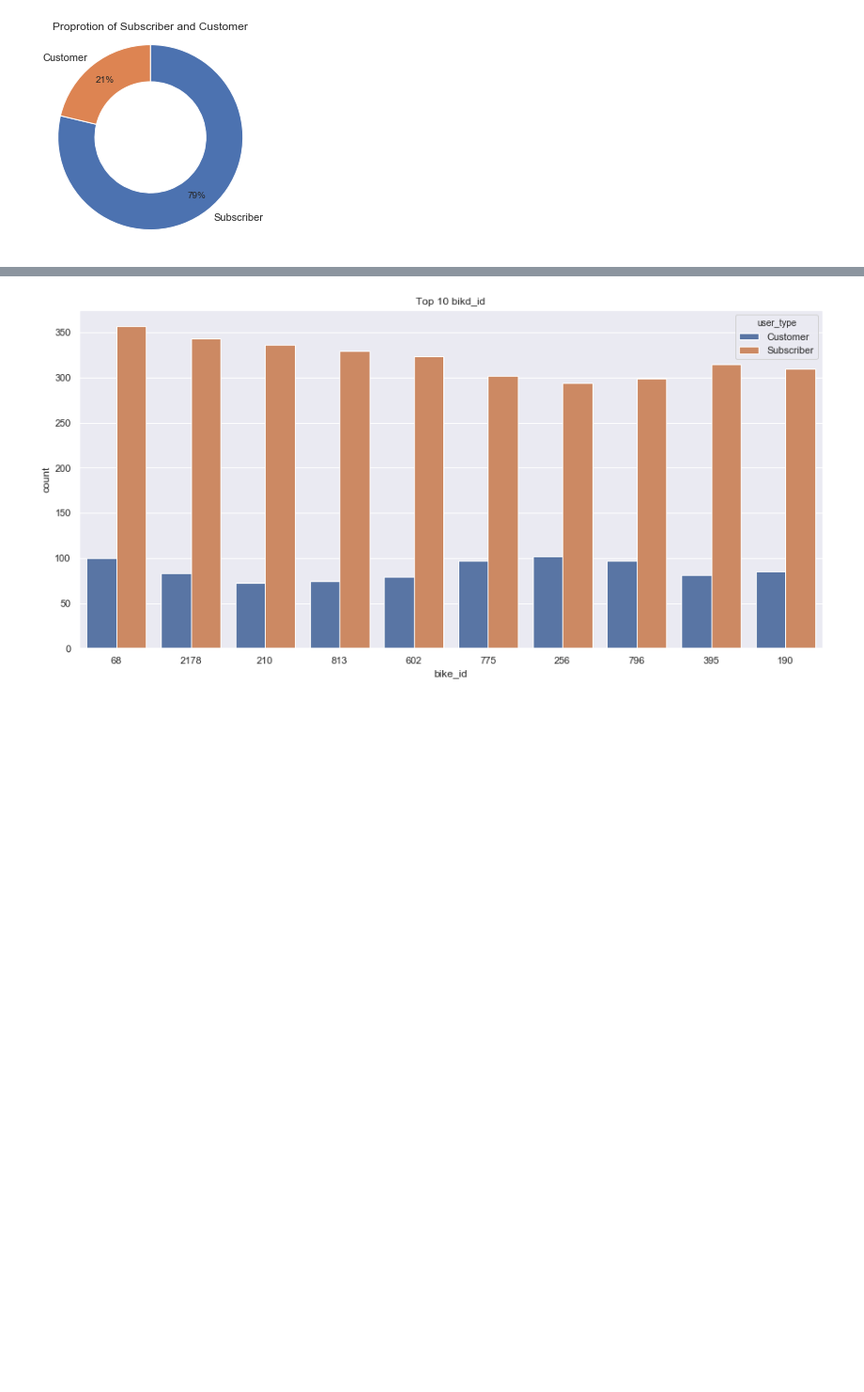
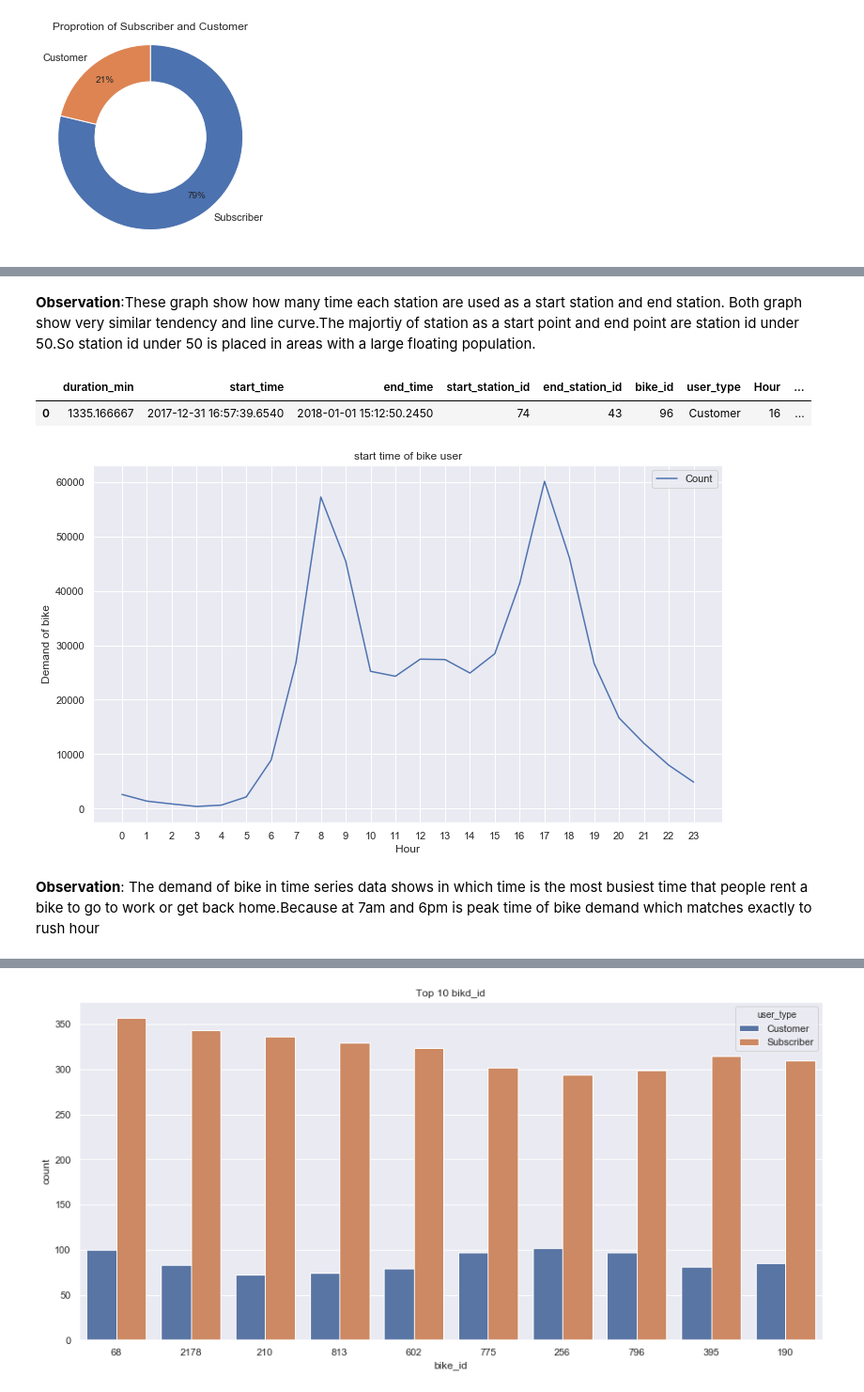
Before and after one commit to deutschkihun/Data-Analysis, a Jupyter notebook: Project 6/exploration_template.ipynb, the cells around one changed output, grey strips where cells are left out. Shown: that part at 94% size. Cells and saved outputs as stored; diff of their text form; code cells hidden in the pictures; blank space fills up the shorter version.

```diff
--- a/Project 6/exploration_template.ipynb
+++ b/Project 6/exploration_template.ipynb
@@ -123,0 +134,31 @@ plt.axis('square');
+# %% [markdown]
+**Observation**:These graph show how many time each station are used as a start station and end station. Both graph show very similar tendency and line curve.The majortiy of station as a start point and end point are station id under 50.So station id under 50 is placed in areas with a large floating population.
+# %%
+# time series
+df2 = df.copy()
+#To keep original dataset use .copy()
+df2['Hour'] = pd.to_datetime(df2['start_time']).dt.hour
+df2['Minute'] = pd.to_datetime(df2['start_time']).dt.minute
+df2['Second'] = pd.to_datetime(df2['start_time']).dt.second
+df2['Count'] = 1
+df2.head(1)
+
+# Use datetime library to get a hour,minute and second data
+# Ploting hour data on the graph
+# %% [output]
+|  | duration_min | start_time | end_time | start_station_id | end_station_id | bike_id | user_type | Hour | ... |
+| 0 | 1335.166667 | 2017-12-31 16:57:39.6540 | 2018-01-01 15:12:50.2450 | 74 | 43 | 96 | Customer | 16 | ... |
+# %%
+keys = [pair for pair, df in df2.groupby(['Hour'])]
+plt.subplots(figsize=(12,7))
+plt.plot(keys, df2.groupby(['Hour']).count()['Count'])
+plt.xlabel('Hour')
+plt.ylabel('Demand of bike')
+plt.xticks(keys)
+plt.title('start time of bike user')
+plt.legend()
+plt.show()
+# %% [output]
+[figure, added]
+# %% [markdown]
+**Observation**: The demand of bike in time series data shows in which time is the most busiest time that people rent a bike to go to work or get back home.Because at 7am and 6pm is peak time of bike demand which matches exactly to rush hour
```
Also changed, not shown: parts of 41 cells of this notebook, 1 other file.
